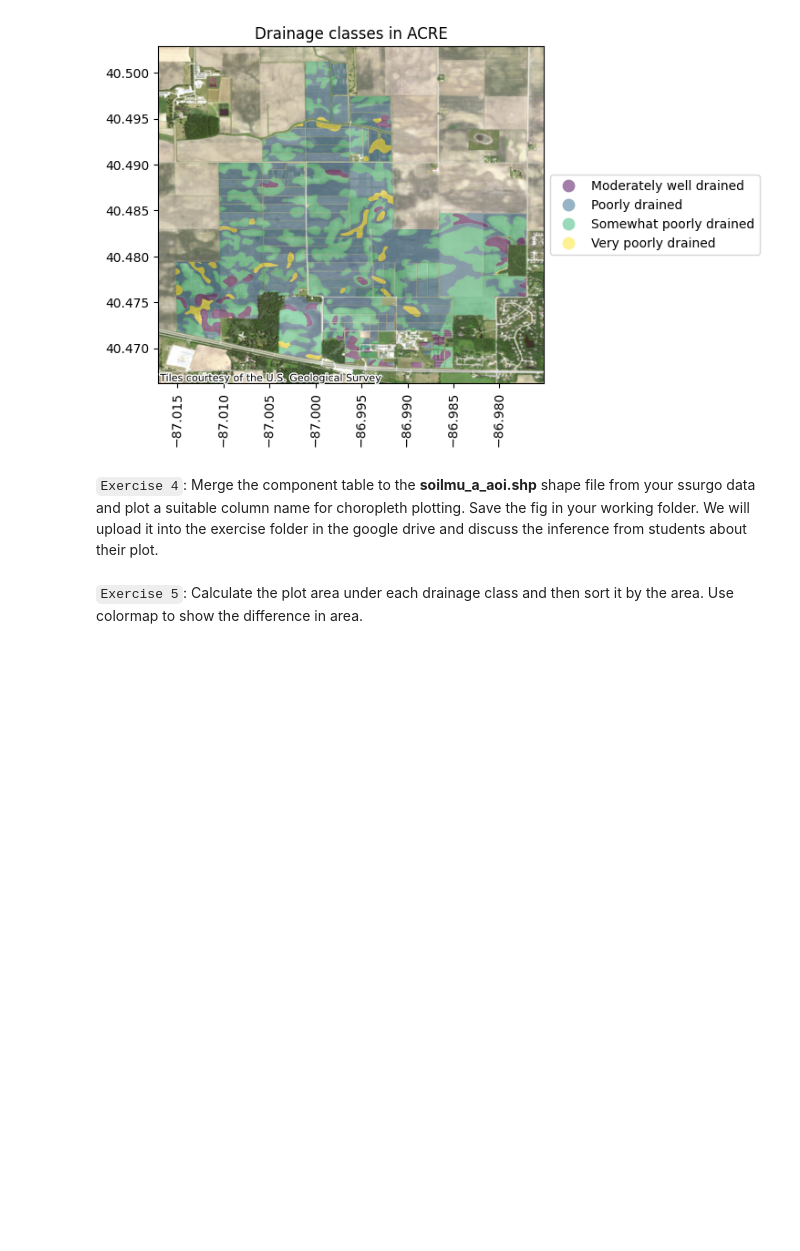
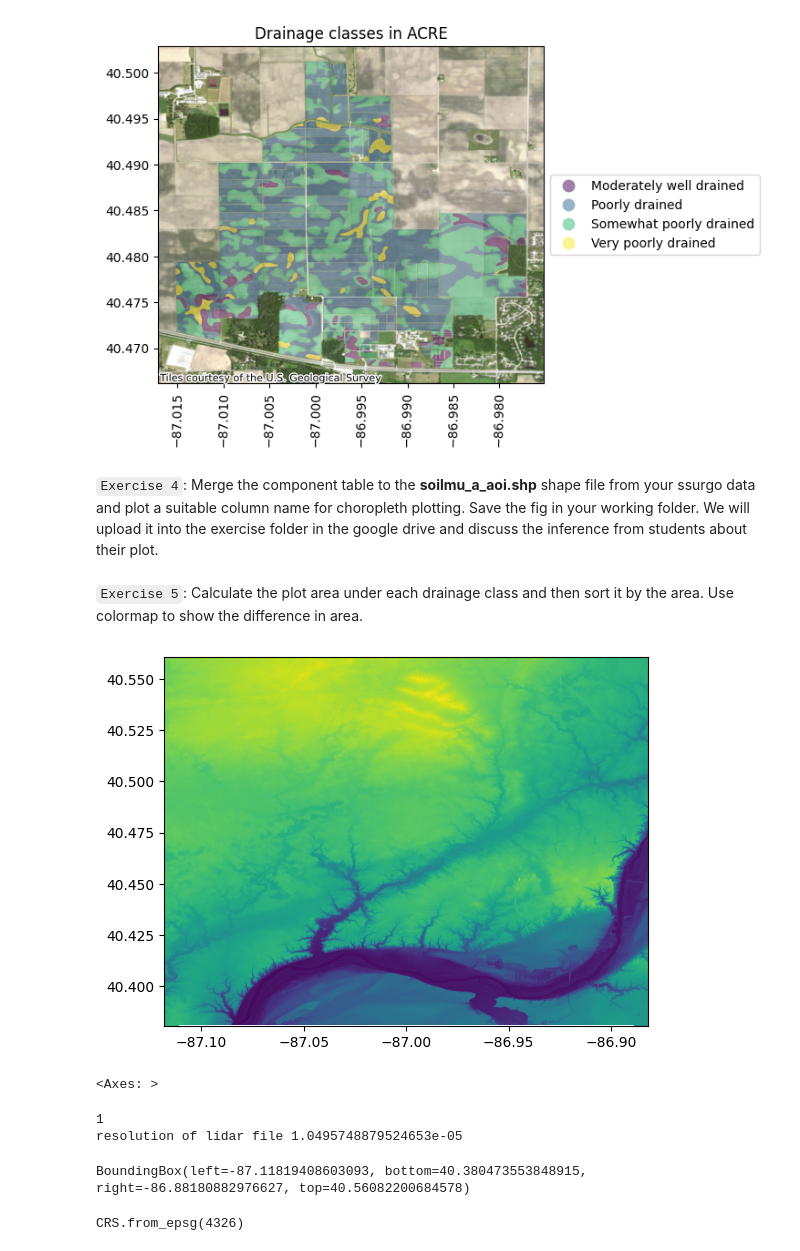
Before and after one commit to venomj26/REEU-23-06-27, a Jupyter notebook: geopandasTutorial.ipynb, the cells around one changed output. Drawn from its saved outputs; the diff is of its cells as text; code cells hidden in the pictures; blank space fills up the shorter version.

```diff
--- a/geopandasTutorial.ipynb
+++ b/geopandasTutorial.ipynb
@@ -355,3 +410,26 @@ plt.xticks(rotation=89)
 `Exercise 4`: Merge the component table to the **soilmu_a_aoi.shp** shape file from your ssurgo data and plot a suitable column name for choropleth plotting. Save the fig in your working folder. We will upload it into the exercise folder in the google drive and discuss the inference from students about their plot.
 # %% [markdown]
 `Exercise 5`: Calculate the plot area under each drainage class and then sort it by the area. Use colormap to show the difference in area.
+# %%
+output_tif=r"AcreMerged_4326crs.tif"
+imgAcreMergedUSGS = rasterio.open(output_tif)
+imgAcreMergedUSGS.crs
+show(imgAcreMergedUSGS)
+# %% [output]
+[figure, added]
+<Axes: >
+# %%
+print(imgAcreMergedUSGS.count)
+horizontal_resolution=(imgAcreMergedUSGS.bounds.right- imgAcreMergedUSGS.bounds.left)/imgAcreMergedUSGS.width
+print("resolution of lidar file", horizontal_resolution)
+horizontal_resolution_North=(imgAcreMergedUSGS.bounds.top- imgAcreMergedUSGS.bounds.bottom)/imgAcreMergedUSGS.height
+
+imgAcreMergedUSGS.bounds
+# %% [output]
+1
+resolution of lidar file 1.0495748879524653e-05
+BoundingBox(left=-87.11819408603093, bottom=40.380473553848915, right=-86.88180882976627, top=40.56082200684578)
+# %%
+imgAcreMergedUSGS.crs
+# %% [output]
+CRS.from_epsg(4326)
```
Also changed, not shown: parts of 25 cells of this notebook.
